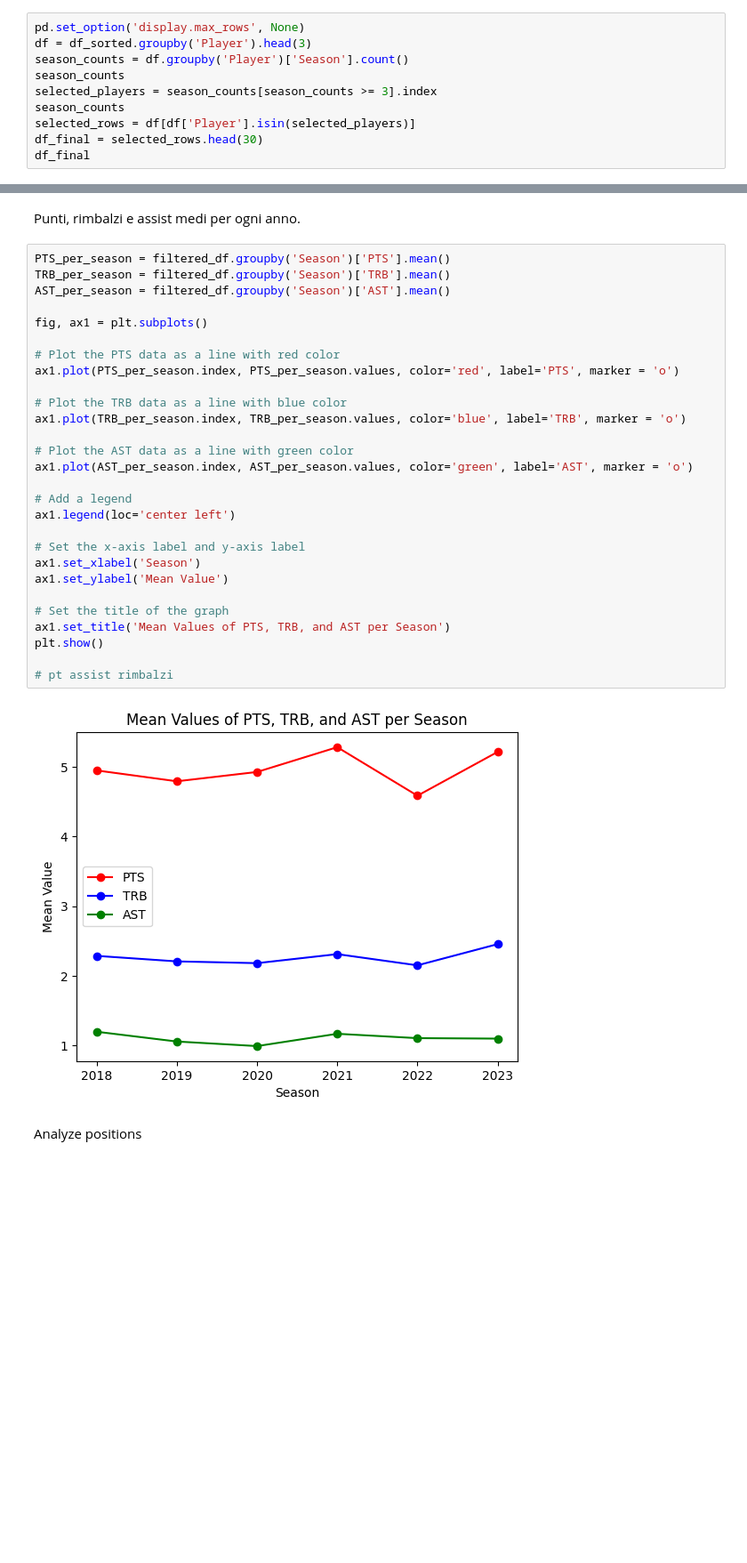
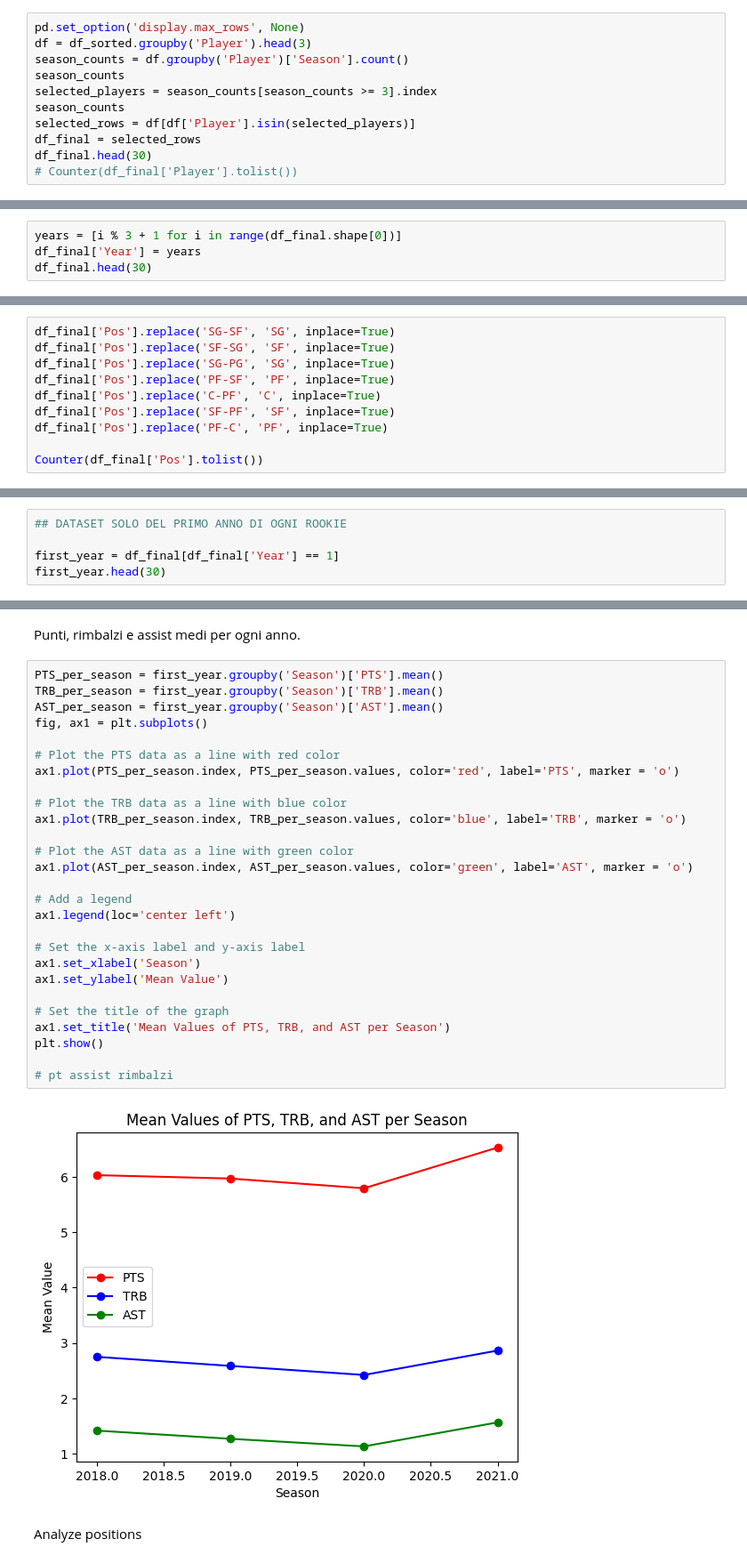
Before and after one commit to ywateba/fds_2023_project, a Jupyter notebook: fds_project.ipynb, the cells around one changed output, grey strips where cells are left out. Shown at 89% size. Saved outputs shown, nothing was run; the diff lists cells and outputs as text; blank space fills up the shorter version.

```diff
--- a/fds_project.ipynb
+++ b/fds_project.ipynb
@@ -156,8 +157,9 @@ season_counts
 selected_players = season_counts[season_counts >= 3].index
 season_counts
 selected_rows = df[df['Player'].isin(selected_players)]
-df_final = selected_rows.head(30)
-df_final
+df_final = selected_rows
+df_final.head(30)
+# Counter(df_final['Player'].tolist())
 # %% [output]
 |  | Rk | Player | Pos | Age | Tm | G | GS | MP | FG | FGA | ... | ... |
 | 496 | 1 | Precious Achiuwa | PF | 21 | MIA | 61 | 4 | 12.1 | 2.0 | 3.7 | ... | ... |
@@ -179,0 +204,4 @@ df_final
+# %%
+years = [i % 3 + 1 for i in range(df_final.shape[0])]
+df_final['Year'] = years
+df_final.head(30)
@@ -179,0 +229,10 @@ df_final
+# %%
+df_final['Pos'].replace('SG-SF', 'SG', inplace=True)
+df_final['Pos'].replace('SF-SG', 'SF', inplace=True)
+df_final['Pos'].replace('SG-PG', 'SG', inplace=True)
+df_final['Pos'].replace('PF-SF', 'PF', inplace=True)
+df_final['Pos'].replace('C-PF', 'C', inplace=True)
+df_final['Pos'].replace('SF-PF', 'SF', inplace=True)
+df_final['Pos'].replace('PF-C', 'PF', inplace=True)
+
+Counter(df_final['Pos'].tolist())
@@ -211,0 +245,5 @@ filtered_df
+# %%
+## DATASET SOLO DEL PRIMO ANNO DI OGNI ROOKIE
+
+first_year = df_final[df_final['Year'] == 1]
+first_year.head(30)
@@ -212,35 +269,34 @@ filtered_df
 # %% [markdown]
 Punti, rimbalzi e assist medi per ogni anno.
 # %%
-PTS_per_season = filtered_df.groupby('Season')['PTS'].mean()
-TRB_per_season = filtered_df.groupby('Season')['TRB'].mean()
-AST_per_season = filtered_df.groupby('Season')['AST'].mean()
-
+PTS_per_season = first_year.groupby('Season')['PTS'].mean()
+TRB_per_season = first_year.groupby('Season')['TRB'].mean()
+AST_per_season = first_year.groupby('Season')['AST'].mean()
 fig, ax1 = plt.subplots()
 
 # Plot the PTS data as a line with red color
 ax1.plot(PTS_per_season.index, PTS_per_season.values, color='red', label='PTS', marker = 'o')
 
 # Plot the TRB data as a line with blue color
 ax1.plot(TRB_per_season.index, TRB_per_season.values, color='blue', label='TRB', marker = 'o')
 
 # Plot the AST data as a line with green color
 ax1.plot(AST_per_season.index, AST_per_season.values, color='green', label='AST', marker = 'o')
 
 # Add a legend
 ax1.legend(loc='center left')
 
 # Set the x-axis label and y-axis label
 ax1.set_xlabel('Season')
 ax1.set_ylabel('Mean Value')
 
 # Set the title of the graph
 ax1.set_title('Mean Values of PTS, TRB, and AST per Season')
 plt.show()
 
 # pt assist rimbalzi
 # %% [output]
-[figure, old version]
+[figure, new version]
 # %% [markdown]
 Analyze positions
 # %%
```
Also changed, not shown: parts of 16 cells of this notebook.
